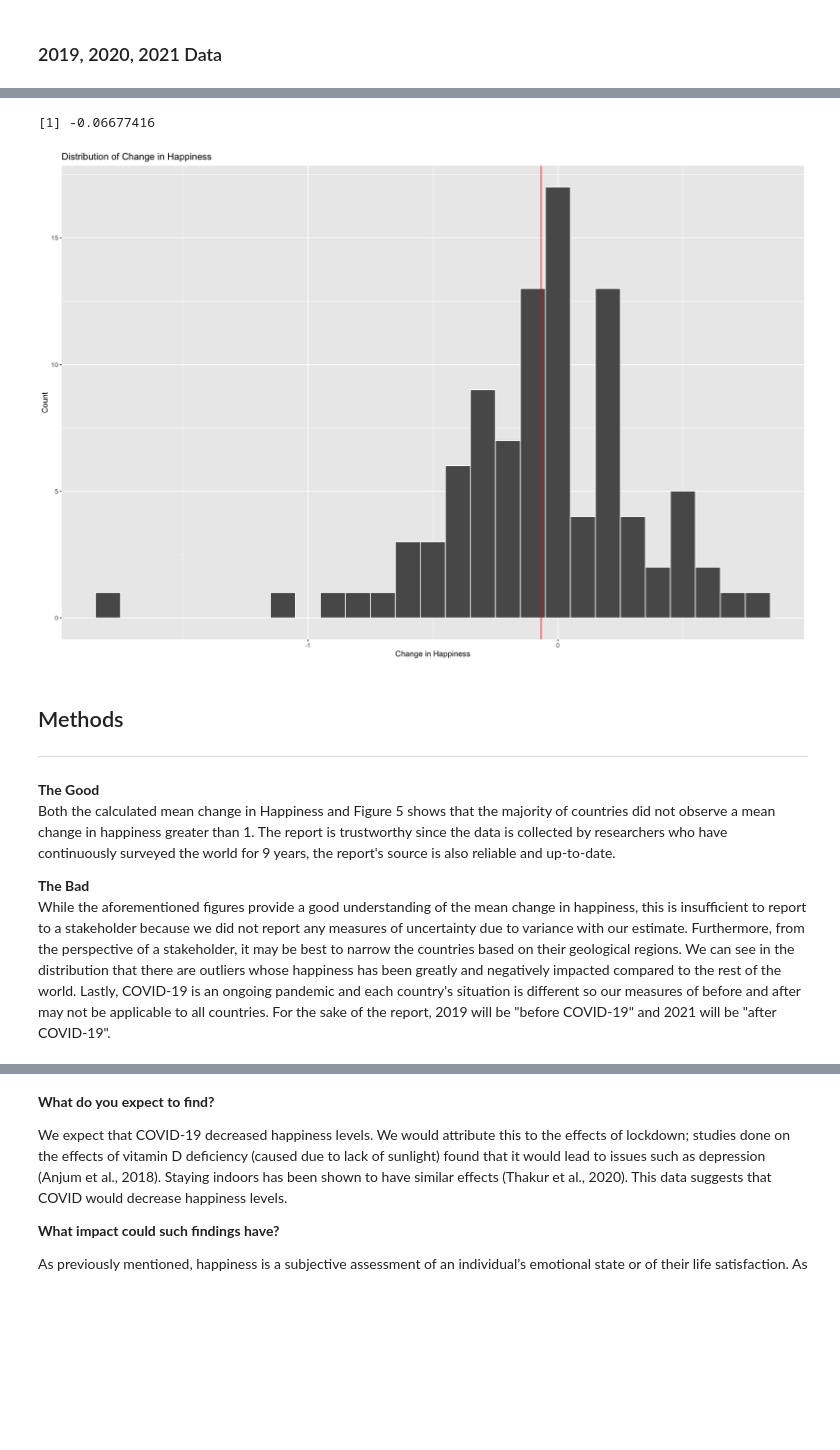
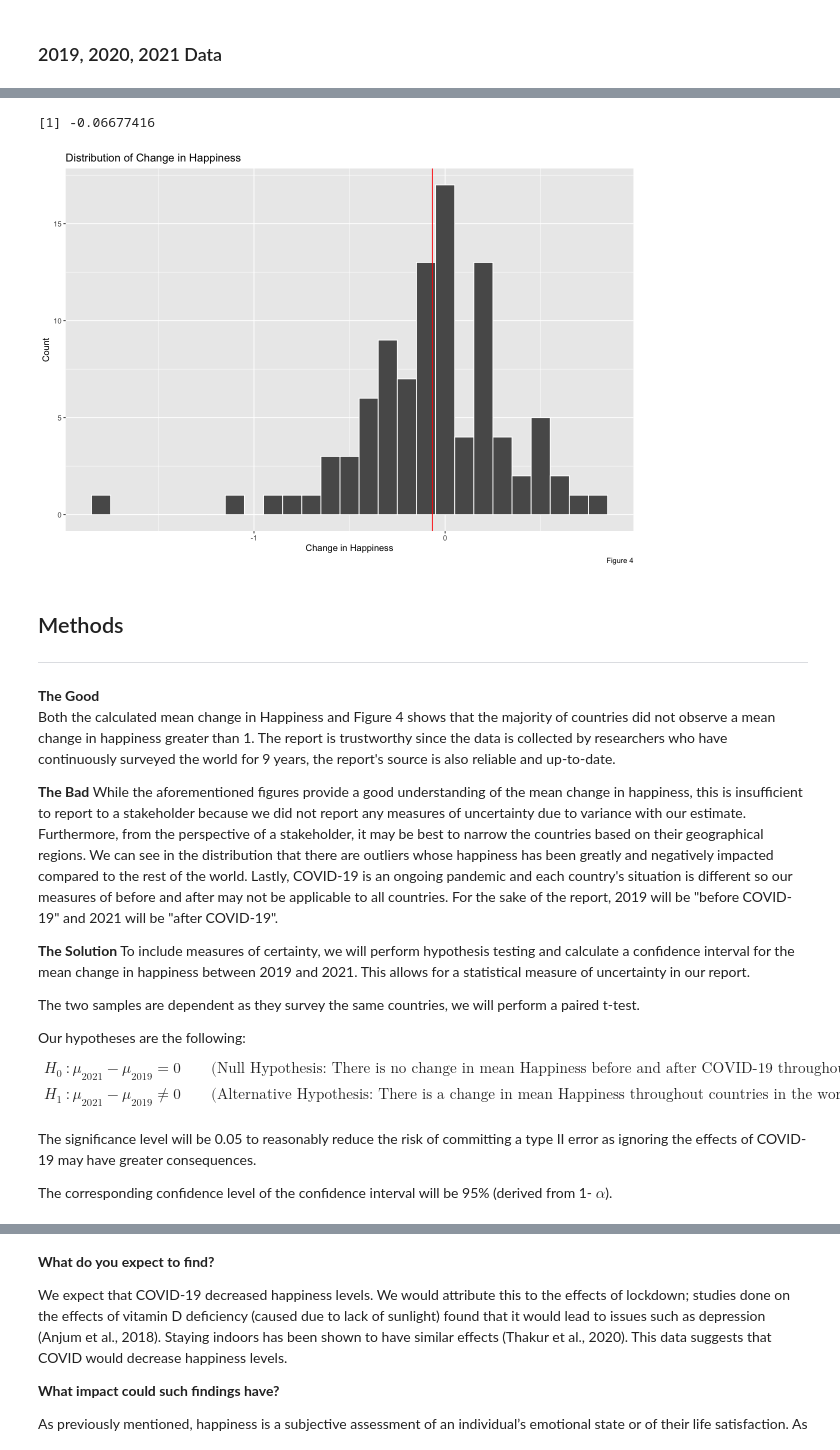
Before and after one commit to ericpien/Impact-of-COVID-19-on-Happiness, a Jupyter notebook: proposal.ipynb, the cells around one changed output, grey strips where cells are left out. Cells and saved outputs as stored; diff of their text form; code cells hidden in the pictures; blank space fills up the shorter version.

Commit message:
Edits to Prelim Results
+ Grouped the charts
+ Addressed the points on the slides

```diff
--- a/proposal.ipynb
+++ b/proposal.ipynb
@@ -148,30 +142,48 @@ happiness_trail
 # %%
 # Change Mean from 2021 to 2019
-change_2019_2021 <- happiness_data_mean_wide |>
+change_2019_2021 <- happiness_data_wide_life_ladder |>
     select(country_name,`2019`,`2021`) |>
     drop_na() |>
     group_by(country_name) |>
     mutate(change = `2021`-`2019`)
 
 # Mean Change
 mean(change_2019_2021$change)
 
 # Plot the Distribution
-options(repr.plot.width = 15, repr.plot.height = 10)
+options(repr.plot.width = 10, repr.plot.height = 7)
 change_2019_2021 |>
     ggplot(aes(x=change)) +
     geom_histogram(binwidth = 0.1, color="white") +
     geom_vline(xintercept=mean(change_2019_2021$change),color="red") +
-    labs(x="Change in Happiness",y="Count",title="Distribution of Change in Happiness")
+    labs(x="Change in Happiness",y="Count",title="Distribution of Change in Happiness", caption = "Figure 4")
 # %% [output]
 [1] -0.06677416
-[figure, old version]
+[figure, new version]
 # %% [markdown]
 ## Methods
 ___
 # %% [markdown]
 **The Good**
-Both the calculated mean change in Happiness and Figure 5 shows that the majority of countries did not observe a mean change in happiness greater than 1. The report is trustworthy since the data is collected by researchers who have continuously surveyed the world for 9 years, the report's source is also reliable and up-to-date.
+Both the calculated mean change in Happiness and Figure 4 shows that the majority of countries did not observe a mean change in happiness greater than 1. The report is trustworthy since the data is collected by researchers who have continuously surveyed the world for 9 years, the report's source is also reliable and up-to-date.
 
-**The Bad**\
-While the aforementioned figures provide a good understanding of the mean change in happiness, this is insufficient to report to a stakeholder because we did not report any measures of uncertainty due to variance with our estimate. Furthermore, from the perspective of a stakeholder, it may be best to narrow the countries based on their geological regions. We can see in the distribution that there are outliers whose happiness has been greatly and negatively impacted compared to the rest of the world. Lastly, COVID-19 is an ongoing pandemic and each country's situation is different so our measures of before and after may not be applicable to all countries. For the sake of the report, 2019 will be "before COVID-19" and 2021 will be "after COVID-19".
+**The Bad**
+While the aforementioned figures provide a good understanding of the mean change in happiness, this is insufficient to report to a stakeholder because we did not report any measures of uncertainty due to variance with our estimate. Furthermore, from the perspective of a stakeholder, it may be best to narrow the countries based on their geographical regions. We can see in the distribution that there are outliers whose happiness has been greatly and negatively impacted compared to the rest of the world. Lastly, COVID-19 is an ongoing pandemic and each country's situation is different so our measures of before and after may not be applicable to all countries. For the sake of the report, 2019 will be "before COVID-19" and 2021 will be "after COVID-19".
+
+**The Solution**
+To include measures of certainty, we will perform hypothesis testing and calculate a confidence interval for the mean change in happiness between 2019 and 2021. This allows for a statistical measure of uncertainty in our report.
+
+The two samples are dependent as they survey the same countries, we will perform a paired t-test.
+
+
+Our hypotheses are the following:
+$$
+\begin{align*}
+H_0&: \mu_{\text{2021}} - \mu_{\text{2019}} = 0 \qquad \text{(Null Hypothesis: There is no change in mean Happiness before and after COVID-19 throughout countries in the world.)} \\
+H_1&: \mu_{\text{2021}} - \mu_{\text{2019}} \neq 0 \qquad \text{(Alternative Hypothesis: There is a change in mean Happiness throughout countries in the world)} \\
+\end{align*}
+$$
+
+The significance level will be 0.05 to reasonably reduce the risk of committing a type II error as ignoring the effects of COVID-19 may have greater consequences.
+
+The corresponding confidence level of the confidence interval will be 95% (derived from 1- $\alpha$).
```
Also changed, not shown: parts of 8 cells of this notebook.
